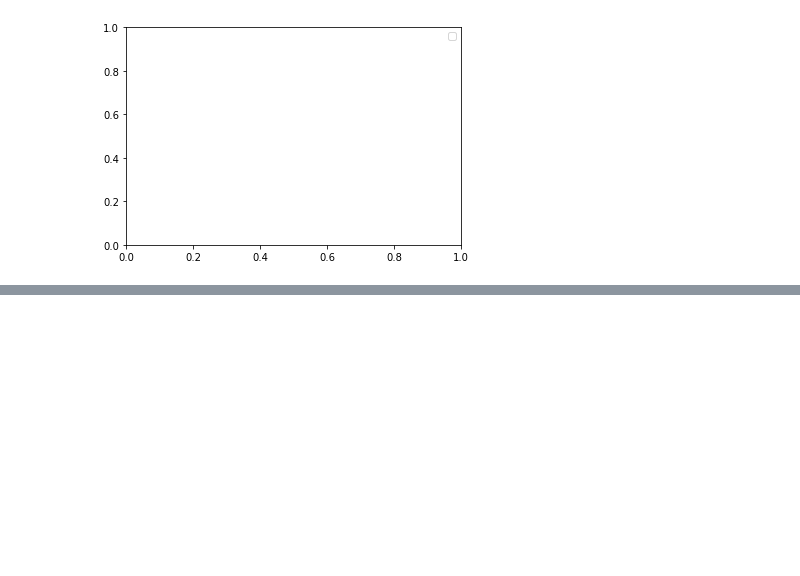
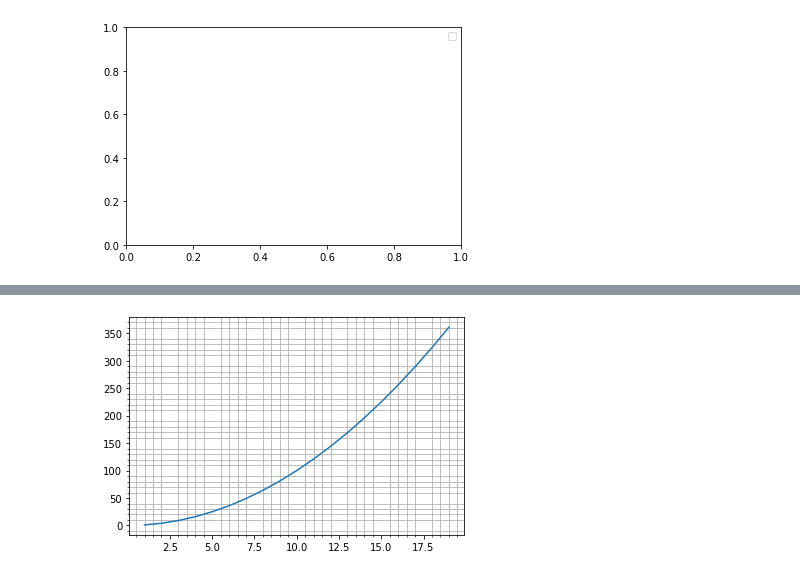
Before and after one commit to Disha0803/Matplotlib, a Jupyter notebook: Matplotlib basics.ipynb, the cells around one changed output, grey strips where cells are left out. Cells and saved outputs as stored; diff of their text form; code cells hidden in the pictures; blank space fills up the shorter version.

```diff
--- a/Matplotlib basics.ipynb
+++ b/Matplotlib basics.ipynb
@@ -257,0 +302,9 @@ class Legend(matplotlib.artist.Artist)
+# %%
+x=np.arange(1,20)
+y=x**2
+plt.plot(x,y)
+plt.minorticks_on() #no grid lines if minorticks is off so mandatory for minor
+plt.grid(which='minor')
+plt.show()
+# %% [output]
+[figure, added]
```
Also changed, not shown: parts of 8 cells of this notebook.
